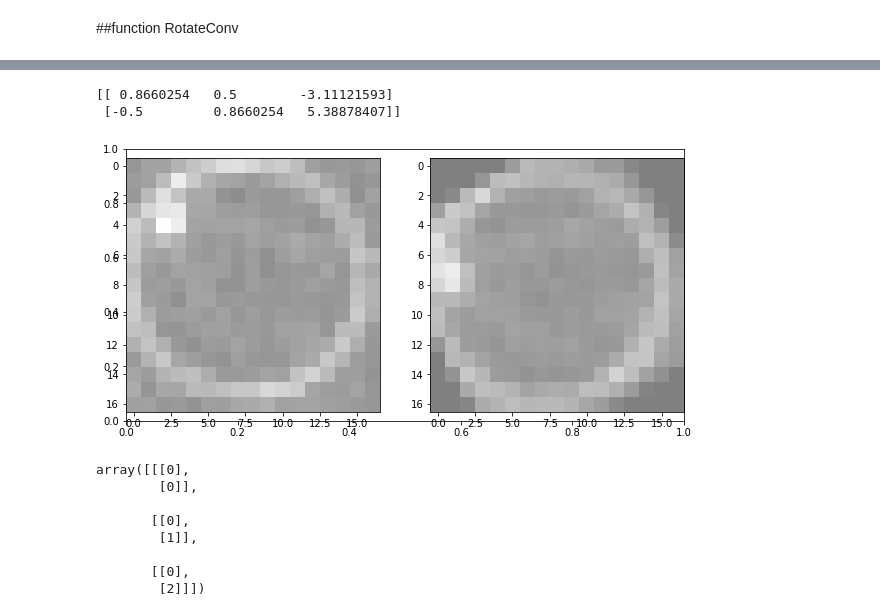
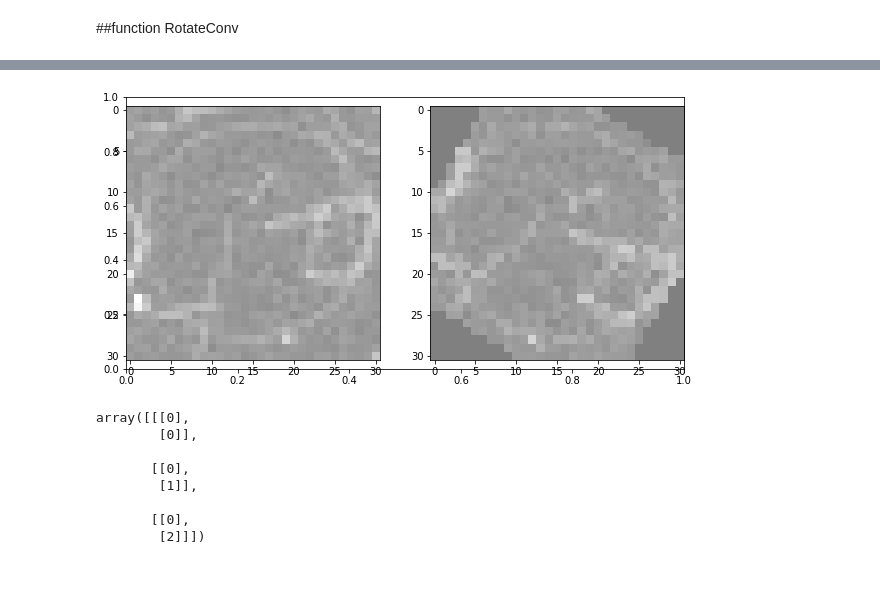
Before and after one commit to andrew-veriga/MathForML, a Jupyter notebook: ConvolutionalCoffieCircles.ipynb, the cells around one changed output, grey strips where cells are left out. Drawn from its saved outputs; the diff is of its cells as text; code cells hidden in the pictures; blank space fills up the shorter version.

```diff
--- a/ConvolutionalCoffieCircles.ipynb
+++ b/ConvolutionalCoffieCircles.ipynb
@@ -159,17 +159,3 @@ def rotate_image(mat, angle):
     # rotate image with the new bounds and translated rotation matrix
     rotated_mat = cv2.warpAffine(mat, rotation_mat, (width, height))
     return rotated_mat
-for (_size, x, y) in data
-  box = np.array(Image[y:y+_size,x:x+_size])
-  box = box - np.mean(box) + 1. # normalization to mean = 1
-  _angle = 30
-  newbox = np.multiply(box, rotate_image(box,_angle))
-  cnt = 7
-  fig, ax = plt.subplots(figsize=(2*cnt,2))
-  ax = fig.add_subplot(1,cnt,1)
-  ax.imshow(box, cmap=plt.get_cmap('gray'), vmin=0.5, vmax=1.5)
-  for i in range(1,cnt):
-    ax1=fig.add_subplot(1,cnt,i+1)
-    newbox = np.multiply(box, rotate_image(newbox,_angle))
-    ax1.imshow(newbox, cmap=plt.get_cmap('gray'), vmin=0.5, vmax=1.5)
-  fig.show()
@@ -178,34 +162,53 @@ for (_size, x, y) in data
 # %%
   import math
+  _angle = np.pi / 6
+  (size, x,y) = (31,151,67)
+  _box = Image[y:y+size, x:x+size]
+# def RotateConv(_box,_angle):
+  rotM=np.array([[math.cos(_angle), - math.sin(_angle)],
+                 [math.sin(_angle), math.cos(_angle)]],dtype=np.float32)
 
-# def RotateConv(_box,_angle):
-  # rotM=np.array([[math.cos(_angle), - math.sin(_angle)],
-  #                [math.sin(_angle), math.cos(_angle)]],dtype=np.float32)
+  size = _box.shape[0]
+  center = np.array([size//2,size//2],dtype=np.int)
+  coords = np.indices((size, size)).reshape(2, -1)
+  coords=np.vstack((coords, np.ones(coords.shape[1]))).astype(np.int)
 
-  # size = _box.shape[0]
-  # center = np.reshape(np.array([size//2,size//2],dtype=np.int),(2,1))
-  # vectors =np.indices(_box.shape)
-  # print (vectors[:3])
-  # # vectors = - center
+  R = np.array([
+    [np.cos(_angle), np.sin(_angle), 0],
+    [-np.sin(_angle), np.cos(_angle), 0],
+    [0, 0, 1]
+  ])
+  T = np.array([
+    [1, 0, center[1]],
+    [0, 1, center[0]],
+    [0, 0, 1]
+  ])
+  A = T @ R @ np.linalg.inv(T)
+  warp_coords = np.round(A @ coords).astype(np.int)
+
+  # vectors = - center
   # print (vectors[:3])
   # newvectors = np.matmul(rotM, vectors.T)
-  # newbox = np.zeros_like(_box)
-  # newvectors = (newvectors.T.astype(int) + center)
-  # print ('newvectors:',newvectors[:3])
-  # _box.put(vectors, newbox)
+  newbox = np.zeros_like(_box)
+  xcoord, ycoord = warp_coords[0, :], warp_coords[1, :]
+  # Get pixels within image boundary
+  indices = np.where((xcoord >= 0) & (xcoord < size) &
+                    (ycoord >= 0) & (ycoord < size))
+  x2, y2 = xcoord[indices], ycoord[indices]
+  xpix, ypix = coords[0][indices], coords[1][indices]
+
+  newbox[ypix,xpix] = _box[y2,x2]
+  # _box.put(warp_coords, newbox)
   # return newvectors
-  _box = np.array(Image[y:y+_size,x:x+_size])
-  newbox = rotate_image(_box,30)
+  # newbox = rotate_image(_box,30)
   fig, ax = plt.subplots(figsize=(10,5))
   ax = fig.add_subplot(1,2,1)
   ax.imshow(_box, cmap=plt.get_cmap('gray'), vmin=-1, vmax=1)
   ax1=fig.add_subplot(1,2,2)
   ax1.imshow(newbox, cmap=plt.get_cmap('gray'), vmin=-1, vmax=1)
   fig.show()
 # %% [output]
-[[ 0.8660254   0.5        -3.11121593]
- [-0.5         0.8660254   5.38878407]]
-[figure, old version]
+[figure, new version]
 # %%
 vectors =np.array([([i],[j]) for i in range(size) for j in range(size)] )
 # %% [output]
```
Also changed, not shown: parts of 3 cells of this notebook.
